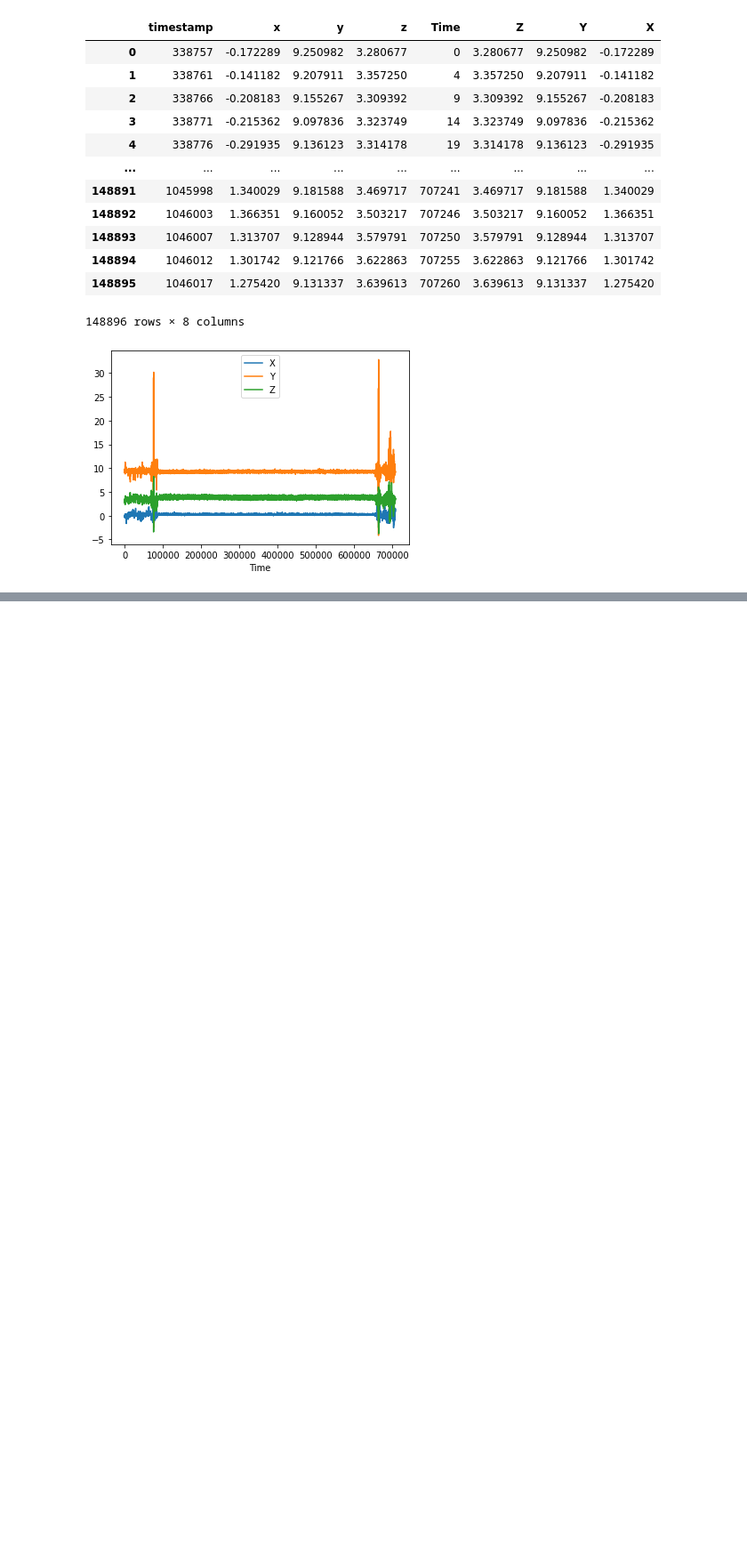
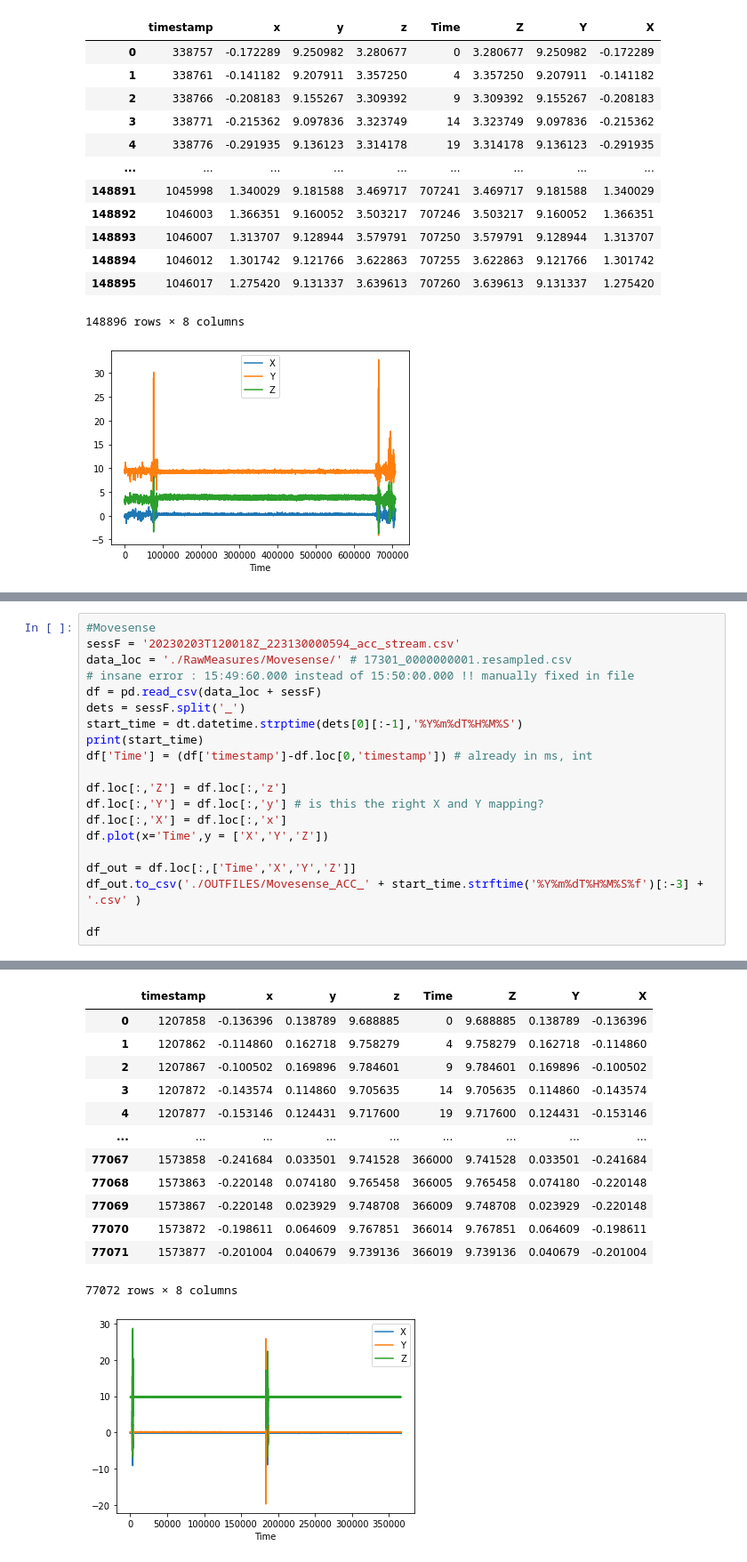
Before and after one commit to finn42/StillStanding_Sensors, a Jupyter notebook: Convert_Measures.ipynb, the cells around one changed output, grey strips where cells are left out. Shown at 89% size. Cells and saved outputs as stored; diff of their text form; blank space fills up the shorter version.

```diff
--- a/Convert_Measures.ipynb
+++ b/Convert_Measures.ipynb
@@ -191,0 +228,21 @@ df
+# %%
+#Movesense
+sessF = '20230203T120018Z_223130000594_acc_stream.csv'
+data_loc = './RawMeasures/Movesense/' # 17301_0000000001.resampled.csv
+# insane error : 15:49:60.000 instead of 15:50:00.000 !! manually fixed in file
+df = pd.read_csv(data_loc + sessF)
+dets = sessF.split('_')
+start_time = dt.datetime.strptime(dets[0][:-1],'%Y%m%dT%H%M%S')
+print(start_time)
+df['Time'] = (df['timestamp']-df.loc[0,'timestamp']) # already in ms, int
+
+df.loc[:,'Z'] = df.loc[:,'z']
+df.loc[:,'Y'] = df.loc[:,'y'] # is this the right X and Y mapping?
+df.loc[:,'X'] = df.loc[:,'x']
+df.plot(x='Time',y = ['X','Y','Z'])
+
+df_out = df.loc[:,['Time','X','Y','Z']]
+df_out.to_csv('./OUTFILES/Movesense_ACC_' + start_time.strftime('%Y%m%dT%H%M%S%f')[:-3] + '.csv' )
+
+df
+# %% [output]
@@ -192,3 +250,17 @@ df
+|  | timestamp | x | y | z | Time | Z | Y | X |
+| 0 | 1207858 | -0.136396 | 0.138789 | 9.688885 | 0 | 9.688885 | 0.138789 | -0.136396 |
+| 1 | 1207862 | -0.114860 | 0.162718 | 9.758279 | 4 | 9.758279 | 0.162718 | -0.114860 |
+| 2 | 1207867 | -0.100502 | 0.169896 | 9.784601 | 9 | 9.784601 | 0.169896 | -0.100502 |
+| 3 | 1207872 | -0.143574 | 0.114860 | 9.705635 | 14 | 9.705635 | 0.114860 | -0.143574 |
+| 4 | 1207877 | -0.153146 | 0.124431 | 9.717600 | 19 | 9.717600 | 0.124431 | -0.153146 |
+| ... | ... | ... | ... | ... | ... | ... | ... | ... |
+| 77067 | 1573858 | -0.241684 | 0.033501 | 9.741528 | 366000 | 9.741528 | 0.033501 | -0.241684 |
+| 77068 | 1573863 | -0.220148 | 0.074180 | 9.765458 | 366005 | 9.765458 | 0.074180 | -0.220148 |
+| 77069 | 1573867 | -0.220148 | 0.023929 | 9.748708 | 366009 | 9.748708 | 0.023929 | -0.220148 |
+| 77070 | 1573872 | -0.198611 | 0.064609 | 9.767851 | 366014 | 9.767851 | 0.064609 | -0.198611 |
+| 77071 | 1573877 | -0.201004 | 0.040679 | 9.739136 | 366019 | 9.739136 | 0.040679 | -0.201004 |
+77072 rows × 8 columns
+[figure, added]
 # %%
 start_time.strftime('%Y%m%dT%H%M%S%f')[:-3]# d.strftime('%Y-%m-%dT%H:%M:%S.%f')[:-3]
 # %% [output]
```
Also changed, not shown: parts of 3 cells of this notebook, 14 other files.
